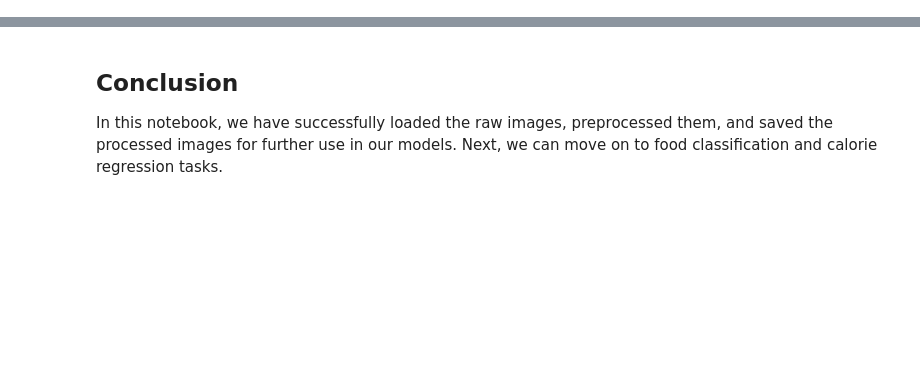
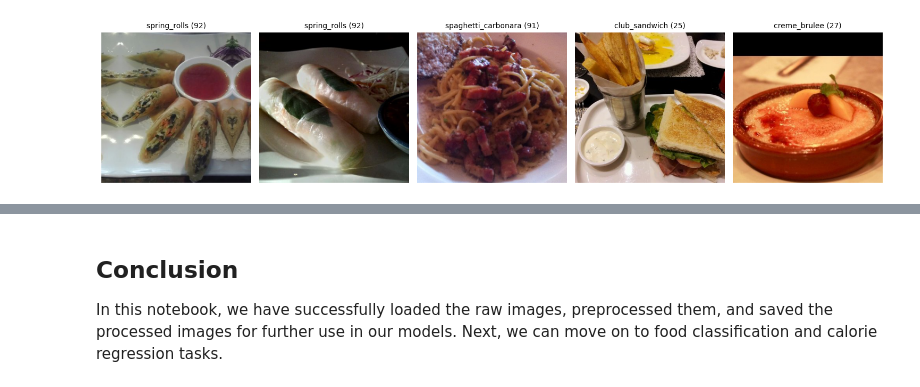
Before and after one commit to avinasdube/CaloriFy, a Jupyter notebook: notebooks/01_data_preprocessing.ipynb, the cells around one changed output, grey strips where cells are left out. Saved outputs shown, nothing was run; the diff lists cells and outputs as text; code cells hidden in the pictures; blank space fills up the shorter version.

Commit message:
[EDA]: completed EDA till 4 steps

```diff
--- a/notebooks/01_data_preprocessing.ipynb
+++ b/notebooks/01_data_preprocessing.ipynb
@@ -55,0 +37,22 @@ print(f'Saved processed images to {processed_data_path}')
+# %%
+# STEP 2: EXTRACT AND INSPECT ARAYS FROM THE DATASET
+
+images = food101File['images']
+print("Images Shape: ", images.shape)
+print("Images Dtype: ", images.dtype)
+print()
+
+categories = food101File['category']
+print("Categories shape:", categories.shape)
+print("Category dtype:", categories.dtype)
+print("Sample labels:", categories[:10])
+print()
+
+category_names = food101File['category_names']
+print("Number of classes:", len(category_names))
+print("Sample class names:", [name.decode() for name in category_names[:5]])
+print()
+
+#category_names_list = [name.decode() for name in category_names[:]]
+label_map = {i: name.decode() for i, name in enumerate(category_names[:])}
+print()
@@ -55,0 +75,21 @@ print(f'Saved processed images to {processed_data_path}')
+# %%
+# STEP 3: VISUALIZE SAMPLE IMAGES AND LABELS
+
+def plot_sample_images(images, categories, label_map, num_samples=5):
+    plt.figure(figsize=(15, 5))
+    for i in range(num_samples):
+        idx = np.random.randint(0, len(images))
+        img = images[idx]
+        label = np.argmax(np.array(categories[idx]))
+        class_name = label_map[label]
+
+        plt.subplot(1, num_samples, i + 1)
+        plt.imshow(img.astype('uint8'))
+        plt.title(f"{class_name} ({label})", fontsize=10)
+        plt.axis('off')
+    plt.tight_layout()
+    plt.show()
+
+plot_sample_images(images, categories, label_map, num_samples=5)
+# %% [output]
+[figure, added]
```
Also changed, not shown: parts of 10 cells of this notebook, 7 other files.
